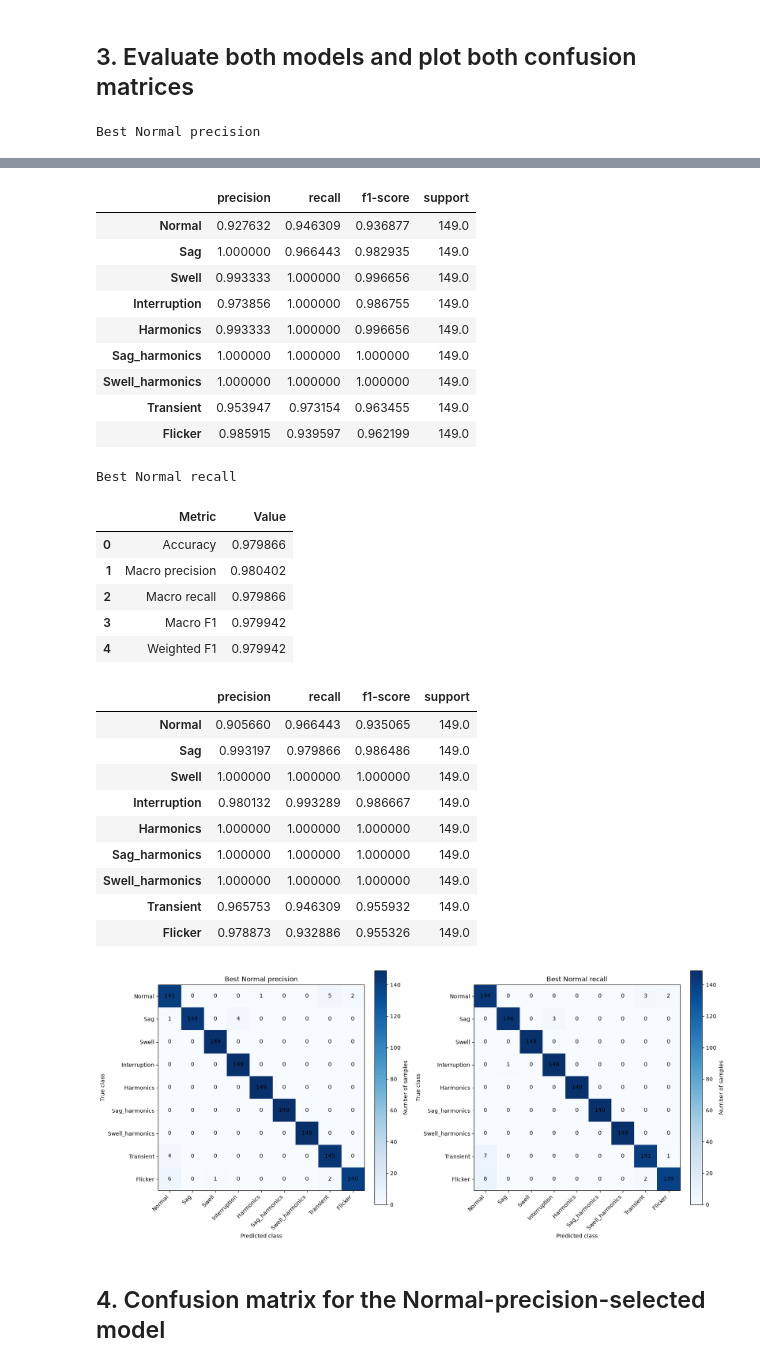
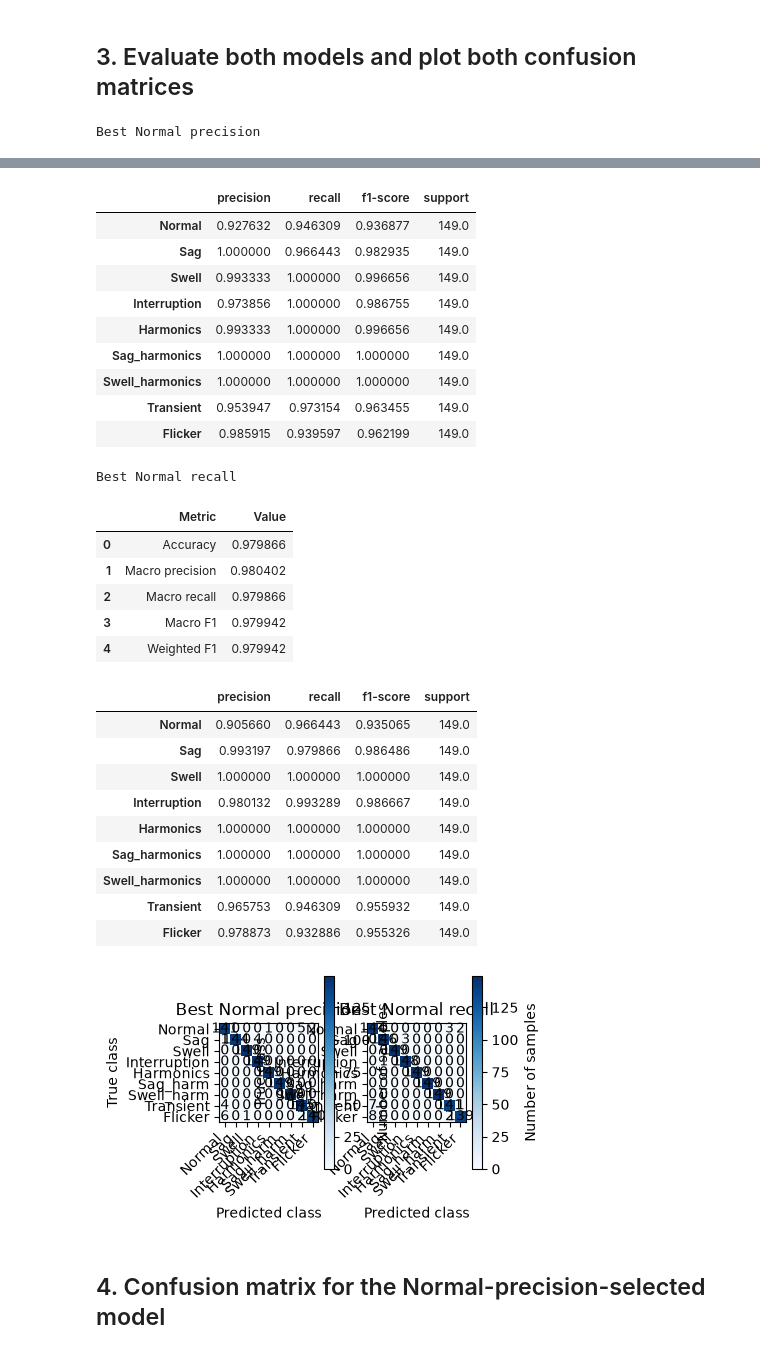
Before and after one commit to Kibestar/EE4C12---Machine-Learning-Project, a Jupyter notebook: Code/02 Task/Vossi/MLP_Task_2_Random_Search.ipynb, the cells around one changed output, grey strips where cells are left out. Saved outputs shown, nothing was run; the diff lists cells and outputs as text; code cells hidden in the pictures.

Commit message:
all figure of T2 without bagging yet

```diff
--- a/Code/02 Task/Vossi/MLP_Task_2_Random_Search.ipynb
+++ b/Code/02 Task/Vossi/MLP_Task_2_Random_Search.ipynb
@@ -20,6 +20,7 @@ CV_SPLITS = 5
 N_ITER = 50
 SNR_LEVELS = ["SNR_noiseless", "SNR_50db", "SNR_40db", "SNR_30db", "SNR_20db"]
 CLASS_NAMES = ["Normal", "Sag", "Swell", "Interruption", "Harmonics", "Sag_harmonics", "Swell_harmonics", "Transient", "Flicker"]
+DISPLAY_CLASS_NAMES = ["Normal", "Sag", "Swell", "Interruption", "Harmonics", "Sag_harm", "Swell_harm", "Transient", "Flicker"]
 NORMAL_LABEL = "Normal"
 FEATURE_COLUMNS = ["F1", "F2", "F3", "F4", "F5", "F6", "F7", "F8"]
 RAW_TO_FEATURE = {"avg abs": "F2", "sd": "F3", "max": "F4", "min": "F5", "no. pks": "F6", "sd fma": "F7", "sd fma 3": "F1", "no. pt near 0": "F8"}
@@ -170,8 +158,8 @@ Recall-selected parameters: {'mlp__solver': 'adam', 'mlp__learning_rate_init': 0
 # %% [markdown]
 ## 3. Evaluate both models and plot both confusion matrices
 # %%
-selected_searches = {"Best Normal precision": precision_search, "Best Normal recall": recall_search}
-predictions = {title: search.best_estimator_.predict(X_valid) for title, search in selected_searches.items()}
+selected_models = {"Best Normal precision": precision_model, "Best Normal recall": recall_model}
+predictions = {title: model.predict(X_valid) for title, model in selected_models.items()}
 
 for title, y_pred in predictions.items():
     print(title)
@@ -183,15 +171,15 @@ for title, y_pred in predictions.items():
     report = pd.DataFrame(classification_report(y_valid, y_pred, labels=CLASS_NAMES, output_dict=True, zero_division=0)).T
     display(report.loc[CLASS_NAMES, ["precision", "recall", "f1-score", "support"]])
 
-fig, axes = plt.subplots(1, 2, figsize=(16, 7), constrained_layout=True)
+fig, axes = plt.subplots(1, 2, figsize=(3.5, 2.5), constrained_layout=True)
 for ax, (title, y_pred) in zip(axes, predictions.items()):
     matrix = confusion_matrix(y_valid, y_pred, labels=CLASS_NAMES)
     image = ax.imshow(matrix, cmap="Blues")
     for row in range(matrix.shape[0]):
         for column in range(matrix.shape[1]):
             ax.text(column, row, matrix[row, column], ha="center", va="center")
-    ax.set_xticks(range(len(CLASS_NAMES)), CLASS_NAMES, rotation=45, ha="right")
-    ax.set_yticks(range(len(CLASS_NAMES)), CLASS_NAMES)
+    ax.set_xticks(range(len(CLASS_NAMES)), DISPLAY_CLASS_NAMES, rotation=45, ha="right")
+    ax.set_yticks(range(len(CLASS_NAMES)), DISPLAY_CLASS_NAMES)
     ax.set_xlabel("Predicted class")
     ax.set_ylabel("True class")
     ax.set_title(title)
@@ -205,34 +193,34 @@ Best Normal precision
 | 2 | Macro recall | 0.980611 |
 | 3 | Macro F1 | 0.980615 |
 | 4 | Weighted F1 | 0.980615 |
 |  | precision | recall | f1-score | support |
 | Normal | 0.927632 | 0.946309 | 0.936877 | 149.0 |
 | Sag | 1.000000 | 0.966443 | 0.982935 | 149.0 |
 | Swell | 0.993333 | 1.000000 | 0.996656 | 149.0 |
 | Interruption | 0.973856 | 1.000000 | 0.986755 | 149.0 |
 | Harmonics | 0.993333 | 1.000000 | 0.996656 | 149.0 |
 | Sag_harmonics | 1.000000 | 1.000000 | 1.000000 | 149.0 |
 | Swell_harmonics | 1.000000 | 1.000000 | 1.000000 | 149.0 |
 | Transient | 0.953947 | 0.973154 | 0.963455 | 149.0 |
 | Flicker | 0.985915 | 0.939597 | 0.962199 | 149.0 |
 Best Normal recall
 |  | Metric | Value |
 | 0 | Accuracy | 0.979866 |
 | 1 | Macro precision | 0.980402 |
 | 2 | Macro recall | 0.979866 |
 | 3 | Macro F1 | 0.979942 |
 | 4 | Weighted F1 | 0.979942 |
 |  | precision | recall | f1-score | support |
 | Normal | 0.905660 | 0.966443 | 0.935065 | 149.0 |
 | Sag | 0.993197 | 0.979866 | 0.986486 | 149.0 |
 | Swell | 1.000000 | 1.000000 | 1.000000 | 149.0 |
 | Interruption | 0.980132 | 0.993289 | 0.986667 | 149.0 |
 | Harmonics | 1.000000 | 1.000000 | 1.000000 | 149.0 |
 | Sag_harmonics | 1.000000 | 1.000000 | 1.000000 | 149.0 |
 | Swell_harmonics | 1.000000 | 1.000000 | 1.000000 | 149.0 |
 | Transient | 0.965753 | 0.946309 | 0.955932 | 149.0 |
 | Flicker | 0.978873 | 0.932886 | 0.955326 | 149.0 |
-[figure, old version]
+[figure, new version]
 # %% [markdown]
 ## 4. Confusion matrix for the Normal-precision-selected model
 # %%
```
Also changed, not shown: parts of 2 cells of this notebook, 6 other files.
